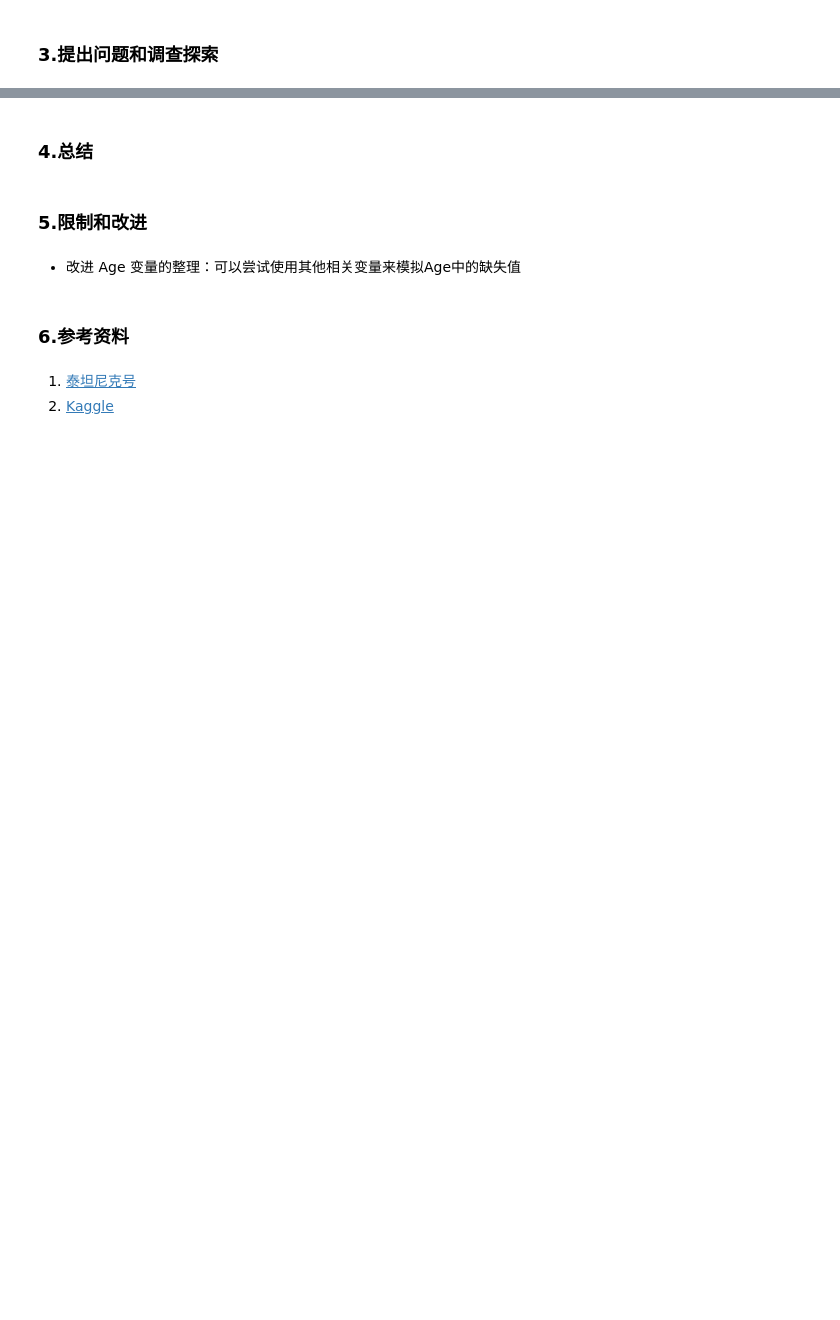
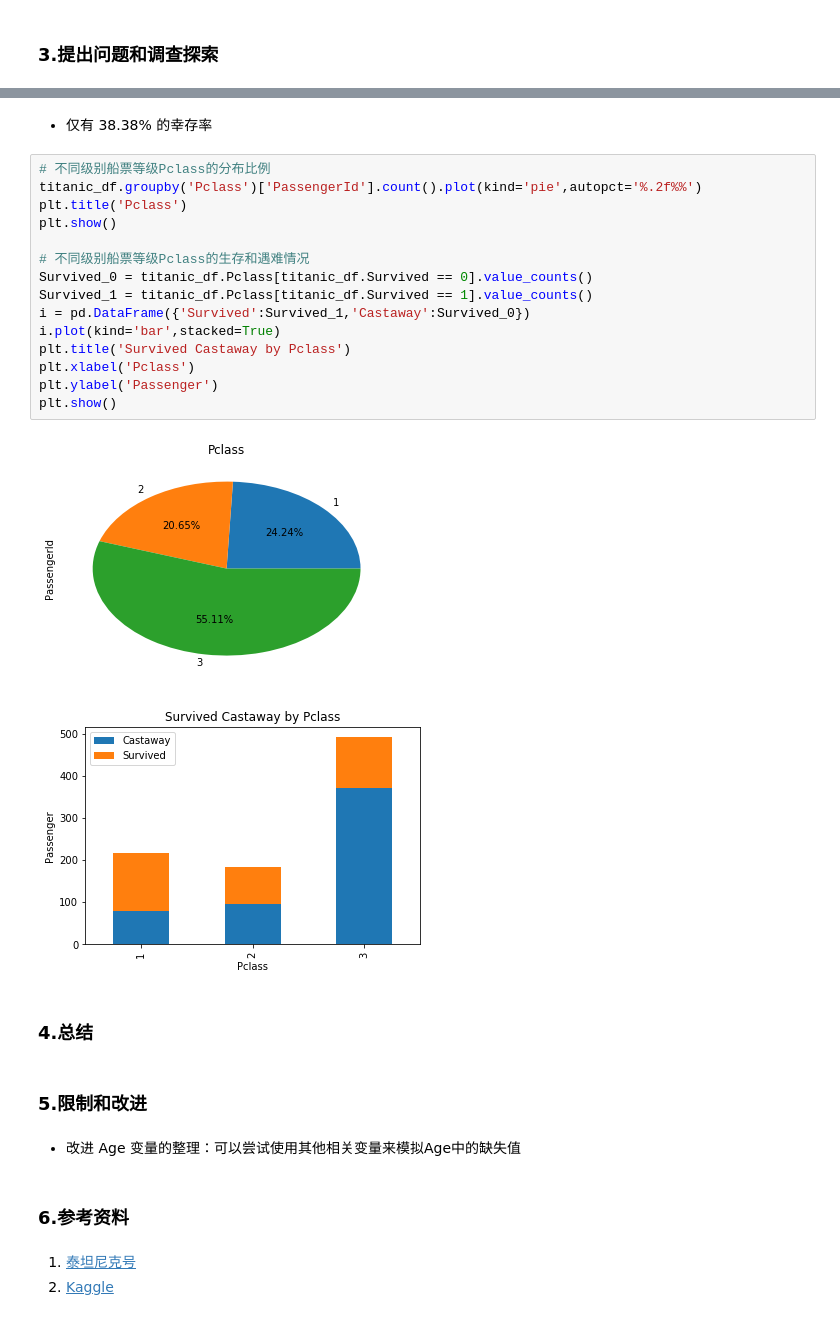
Before and after one commit to frankjiang666/Titanic-, a Jupyter notebook: P4_Titanic.ipynb, the cells around one changed output, grey strips where cells are left out. Saved outputs shown, nothing was run; the diff lists cells and outputs as text; blank space fills up the shorter version.

```diff
--- a/P4_Titanic.ipynb
+++ b/P4_Titanic.ipynb
@@ -193,3 +203,23 @@ titanic_df.head()
+# %% [markdown]
+- 仅有 38.38% 的幸存率
+# %%
+# 不同级别船票等级Pclass的分布比例
+titanic_df.groupby('Pclass')['PassengerId'].count().plot(kind='pie',autopct='%.2f%%')
+plt.title('Pclass')
+plt.show()
+
+# 不同级别船票等级Pclass的生存和遇难情况
+Survived_0 = titanic_df.Pclass[titanic_df.Survived == 0].value_counts()
+Survived_1 = titanic_df.Pclass[titanic_df.Survived == 1].value_counts()
+i = pd.DataFrame({'Survived':Survived_1,'Castaway':Survived_0})
+i.plot(kind='bar',stacked=True)
+plt.title('Survived Castaway by Pclass')
+plt.xlabel('Pclass')
+plt.ylabel('Passenger')
+plt.show()
+# %% [output]
+[figure, added]
+[figure, added]
 # %% [markdown]
 ### 4.总结
 # %% [markdown]
```
Also changed, not shown: parts of 1 cell of this notebook.
